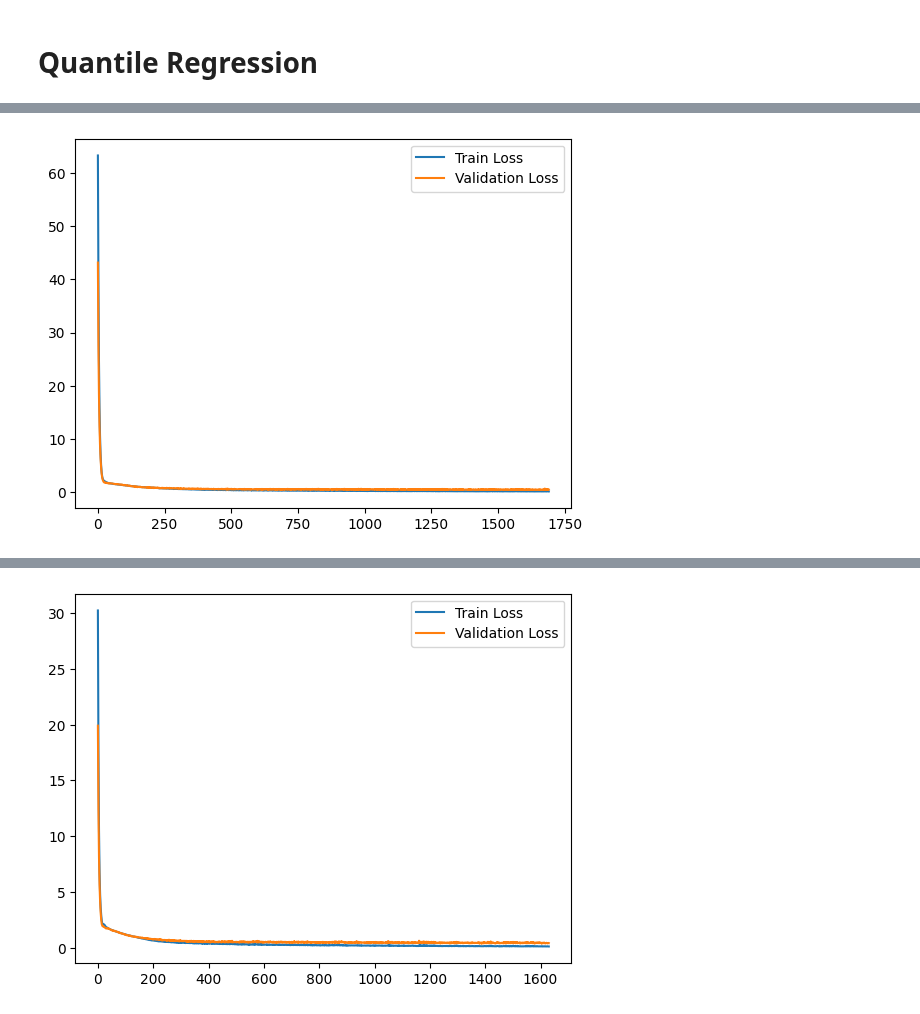
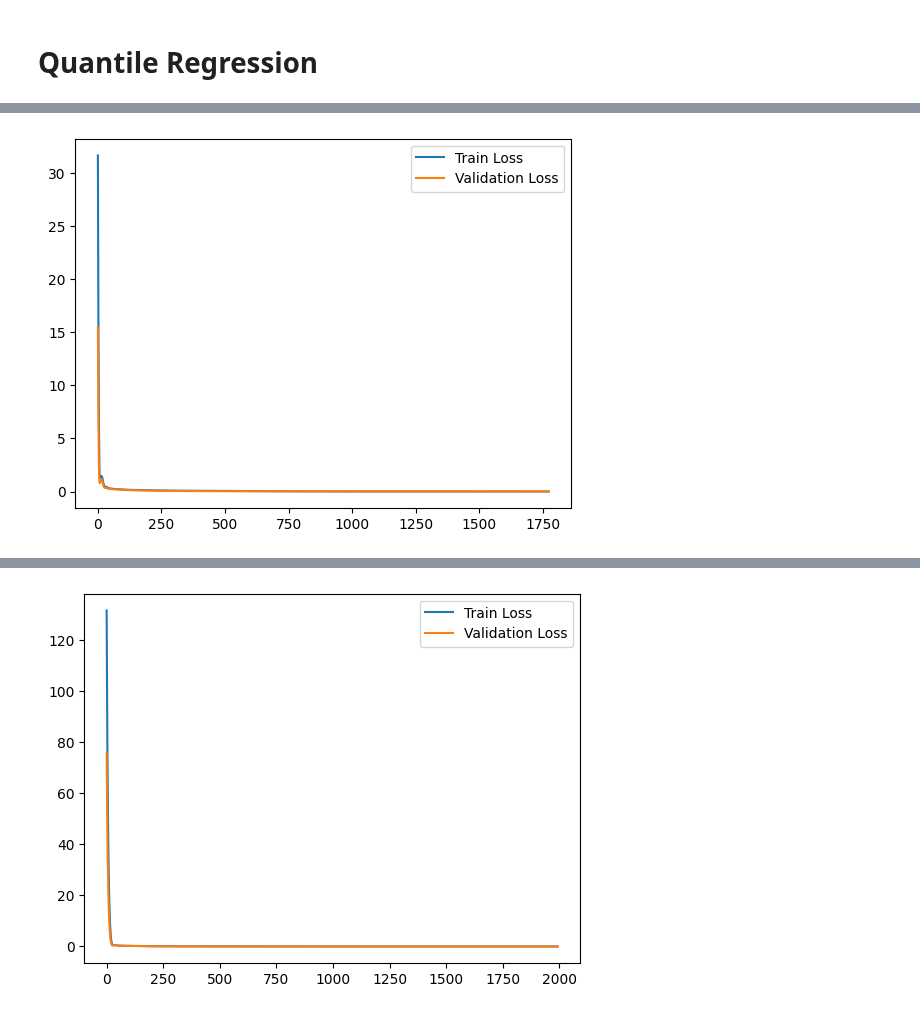
Before and after one commit to harrya32/HTI, a Jupyter notebook: rebuttal_baselines/2d_flow_matching.ipynb, the cells around one changed output, grey strips where cells are left out. Cells and saved outputs as stored; diff of their text form; code cells hidden in the pictures.

```diff
--- a/rebuttal_baselines/2d_flow_matching.ipynb
+++ b/rebuttal_baselines/2d_flow_matching.ipynb
@@ -1731,8 +1731,8 @@ def quantile_data_gen():
     data = data.to(device)
     return data
 ett_quantiles = quantile_data_gen()
-forecast_portion = ett_quantiles[:,:,48:]
-input_portion = ett_quantiles[:,:,:48]
+forecast_portion = ett_quantiles[:,:,12:]
+input_portion = ett_quantiles[:,:,:12]
 ett_quantiles_reversed = torch.concat([forecast_portion, input_portion], dim=2)
 # %%
 def quantile_test_data_gen():
@@ -1851,5 +1851,5 @@ torch.Size([2, 1335, 60])
 # %%
-for model_i in range(2):
+for model_i in range(5):
     print(f"Iteration {model_i+1} of 5")
     print("-" * 60)
 
@@ -1862,12 +1862,12 @@ for model_i in range(2):
     min_delta = 0
     validation_split = 0.1
 
-    num_samples = 1200 #leaving the last 135 samples for testing
+    num_samples = 1200 #leaving the last 177 samples for testing
     val_size = int(num_samples * validation_split)
     train_indices = torch.arange(num_samples - val_size)
     val_indices = torch.arange(num_samples - val_size, num_samples)
 
-    vf_0 = FiLMMLP(input_dim=12, time_dim=1, cond_dim=48, hidden_dim=hidden_dim).to(device)
+    vf_0 = FiLMMLP(input_dim=6, time_dim=1, cond_dim=12, hidden_dim=hidden_dim).to(device)
     path = AffineProbPath(scheduler=CondOTScheduler())
     optim = torch.optim.Adam(vf_0.parameters(), lr=lr)
 
@@ -1882,9 +1882,9 @@ for model_i in range(2):
         vf_0.train()
         optim.zero_grad()
 
-        x_1 = ett_quantiles_reversed[1, train_indices, :12]
-        x_0 = ett_quantiles_reversed[0, train_indices, :12]
-        conds = ett_quantiles_reversed[0, train_indices, 12:]
+        x_1 = ett_quantiles_reversed[1, train_indices, :6]
+        x_0 = ett_quantiles_reversed[0, train_indices, :6]
+        conds = ett_quantiles_reversed[0, train_indices, 6:]
         t = torch.rand(x_1.shape[0]).to(device)
         path_sample = path.sample(t=t, x_0=x_0, x_1=x_1)
         train_loss = torch.pow(vf_0(path_sample.x_t, path_sample.t, conds) - path_sample.dx_t, 2).mean()
@@ -1894,9 +1894,9 @@ for model_i in range(2):
 
         vf_0.eval()
         with torch.no_grad():
-            x_1_val = ett_quantiles_reversed[1, val_indices, :12]
-            x_0_val = ett_quantiles_reversed[0, val_indices, :12]
-            conds_val = ett_quantiles_reversed[0, val_indices, 12:]
+            x_1_val = ett_quantiles_reversed[1, val_indices, :6]
+            x_0_val = ett_quantiles_reversed[0, val_indices, :6]
+            conds_val = ett_quantiles_reversed[0, val_indices, 6:]
             t_val = torch.rand(x_1_val.shape[0]).to(device)
             path_sample_val = path.sample(t=t_val, x_0=x_0_val, x_1=x_1_val)
             val_loss = torch.pow(vf_0(path_sample_val.x_t, path_sample_val.t, conds_val) - path_sample_val.dx_t, 2).mean()
@@ -1953,3 +1953,3 @@ Training completed for vf_0 after 1692 iterations
-[figure, old version]
+[figure, new version]
 Iteration 2 of 5
 ------------------------------------------------------------
@@ -1971 +1971 @@ Training completed for vf_0 after 1631 iterations
-[figure, old version]
+[figure, new version]
```
Also changed, not shown: parts of 6 cells of this notebook, 48 other files.
